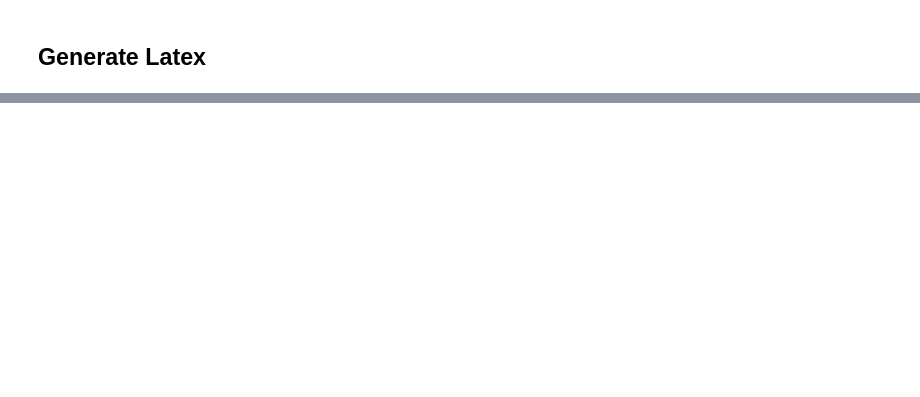
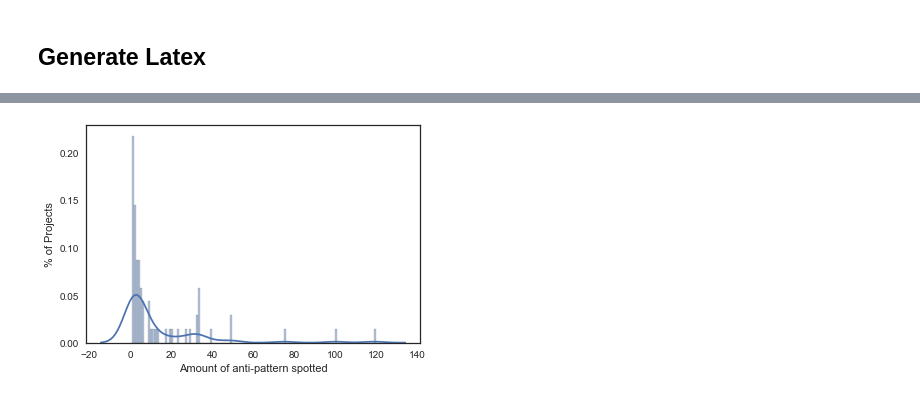
Before and after one commit to DiegoEliasCosta/spotjmhbugs, a Jupyter notebook: script/detected_bug_analysis.ipynb, the cells around one changed output, grey strips where cells are left out. Cells and saved outputs as stored; diff of their text form; code cells hidden in the pictures; blank space fills up the shorter version.

```diff
--- a/script/detected_bug_analysis.ipynb
+++ b/script/detected_bug_analysis.ipynb
@@ -169,0 +316,17 @@ latex
+# %%
+%matplotlib inline
+sns.set(font_scale=1)
+sns.set_style("white")
+
+p = df[df['# of AP'] > 0]
+
+ax = sns.distplot(p['# of AP'], kde=True, bins=range(0,122),
+             hist_kws={'edgecolor':'black', 'alpha':.4})
+
+#plt.xlim([1,120])
+
+ax.set(xlabel='Amount of anti-pattern spotted', ylabel='% of Projects',)
+
+plt.savefig(os.path.join(folder, '..', 'figs', 'projects-ap-ditribution-2.pdf'))
+# %% [output]
+[figure, added]
```
Also changed, not shown: parts of 25 cells of this notebook, 14 other files.
